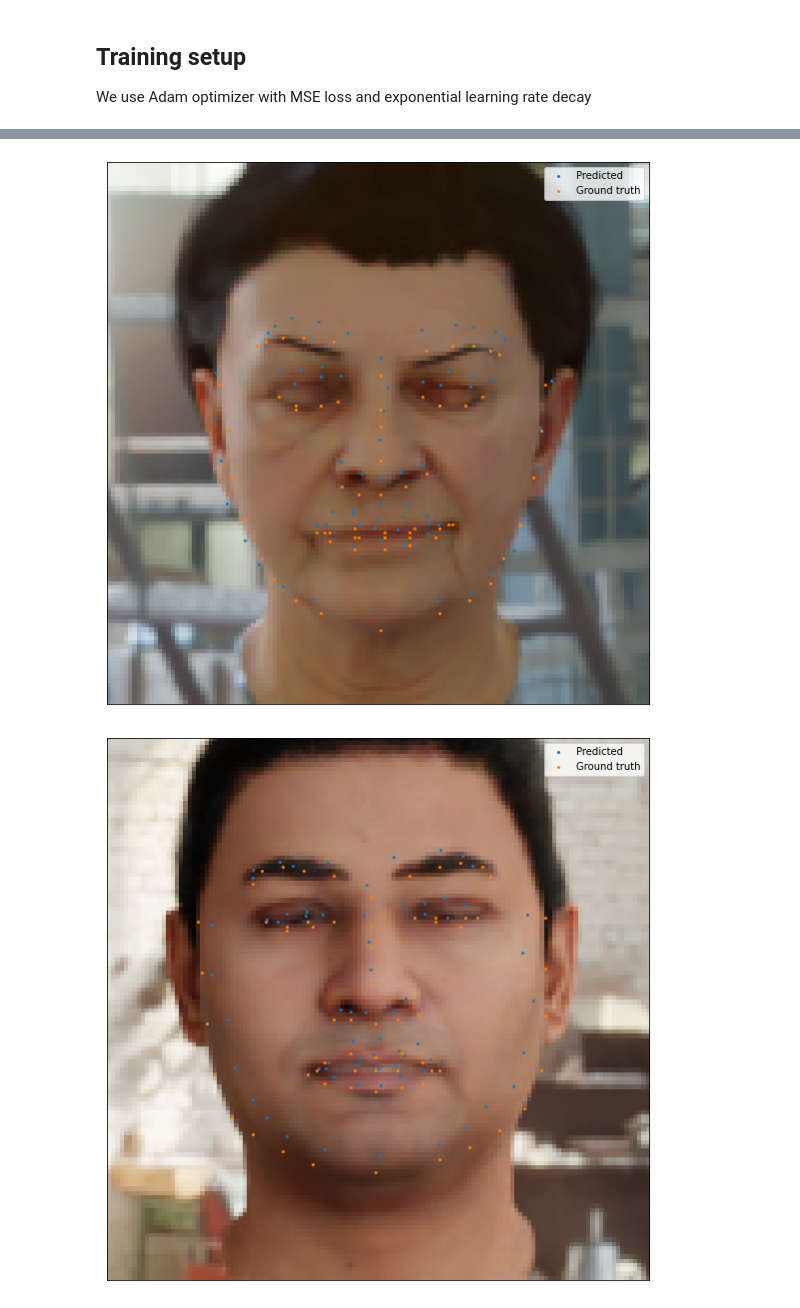
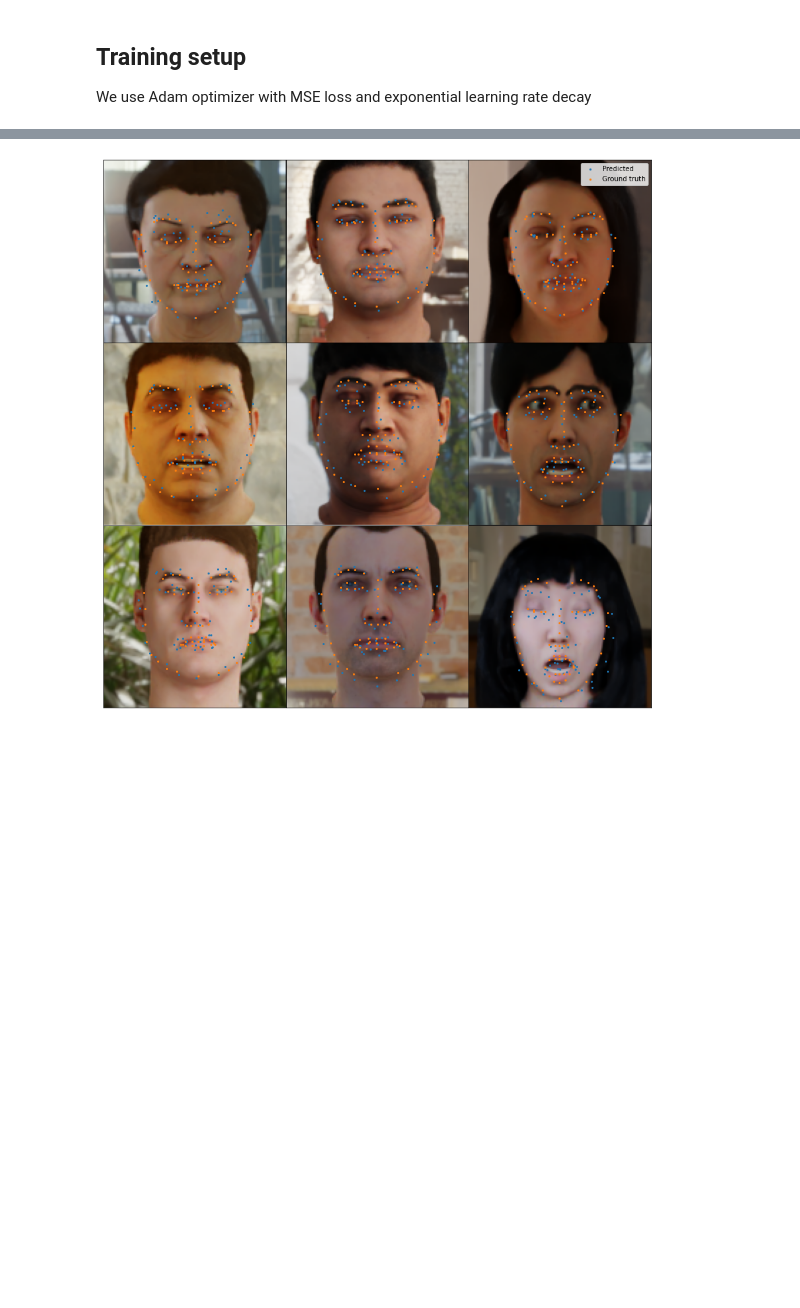
Before and after one commit to DatagenTech/dgutils, a Jupyter notebook: Notebooks/neural_network.ipynb, the cells around one changed output, grey strips where cells are left out. Saved outputs shown, nothing was run; the diff lists cells and outputs as text; code cells hidden in the pictures; blank space fills up the shorter version.

```diff
--- a/Notebooks/neural_network.ipynb
+++ b/Notebooks/neural_network.ipynb
@@ -117,17 +123,5 @@ We will use gaussian blur and noise, horizontal flip, scaling, translation, rota
 # %%
-def augment(img, keypoints):
-    seq = iaa.Sometimes(0.8,
-        iaa.Sequential([
-        iaa.OneOf([iaa.GaussianBlur(sigma=(0, 2.0)), iaa.AdditiveGaussianNoise(scale=(0, 0.08*255))]),
-        #iaa.Fliplr(0.5),
-        iaa.OneOf([iaa.Affine(scale=(0.75, 1.25)), iaa.Affine(translate_percent=(0, 0.2)), iaa.Affine(rotate=(-20, 20))]),
-        iaa.Crop(percent=(0, 0.2))]))
-    keypoints = KeypointsOnImage([Keypoint(x=pt[1], y=pt[0]) for pt in keypoints], shape=img.shape)
-    img_augmented, keypoints_augmented = seq(images=[img], keypoints=[keypoints])
-    return img_augmented[0], np.flip(keypoints_augmented[0].to_xy_array())
-
-
-fig_shape = np.array((5, 4))
+fig_shape = np.array((4, 4))
 fig_size = 5 * fig_shape
 fig = plt.figure(figsize=fig_size)
 grid = ImageGrid(fig, 111, nrows_ncols=fig_shape, axes_pad=0.)
@@ -137,5 +131,5 @@ for i, ax in enumerate(grid):
     ax.get_yaxis().set_ticks([])
     img_augmented, keypoints_augmented = augment(ds[i].visible_spectrum, ds[i].keypoints.face.standard.coords_2d)
     ax.imshow(img_augmented)
-    ax.scatter(keypoints_augmented[:, 1], keypoints_augmented[:, 0], s=4)
+    ax.scatter(*np.flip(keypoints_augmented).T, s=4)
 # %% [output]
@@ -247,24 +206,25 @@ Since the network was overfitted, it will provide good results only on training
 # %%
-training_data = DGDataset(ds[:train_set_size], Xy_accessor, with_augmentations=False)
-train_dataloader = DataLoader(training_data, batch_size=BATCH_SIZE, shuffle=True)
-
 model.eval()
 X, y = next(iter(test_dataloader))
 X = X.to(device)
 y_pred = model(X).detach().numpy()
 X = X.detach().numpy()
 y = y.detach().numpy()
-IMGS_TO_DISPLAY = 6
-for i, (img, lms_pred, lms_gt) in enumerate(zip(X, y_pred, y)):
+
+fig_shape = np.array((3, 3))
+fig_size = 5 * fig_shape
+fig = plt.figure(figsize=fig_size)
+grid = ImageGrid(fig, 111, nrows_ncols=fig_shape, axes_pad=0.)
+
+for i, (ax, img, lms_pred, lms_gt) in enumerate(zip(grid, X, y_pred, y)):
+    ax.get_xaxis().set_ticks([])
+    ax.get_yaxis().set_ticks([])
     lms_gt = lms_gt.reshape(NUMBER_OF_KEYPOINTS, 2) * IMG_SIZE
     lms_pred = lms_pred.reshape(NUMBER_OF_KEYPOINTS, 2) * IMG_SIZE
-    imshow(np.moveaxis(img, 0, -1))
-    plt.scatter(lms_pred[:, 1], lms_pred[:, 0], s=4, label='Predicted')
-    plt.scatter(lms_gt[:, 1], lms_gt[:, 0], s=4, label='Ground truth')
-    plt.legend()
-    plt.show()
-    if i >= IMGS_TO_DISPLAY:
-        break
+    ax.imshow(np.moveaxis(img, 0, -1))
+    ax.scatter(*np.flip(lms_pred).T, s=4, label='Predicted')
+    ax.scatter(*np.flip(lms_gt).T, s=4, label='Ground truth')
+    if i == 2:
+        ax.legend()
 # %% [output]
-[figure, old version]
+[figure, new version]
-[figure, removed]
```
Also changed, not shown: parts of 16 cells of this notebook, 1 other file.
